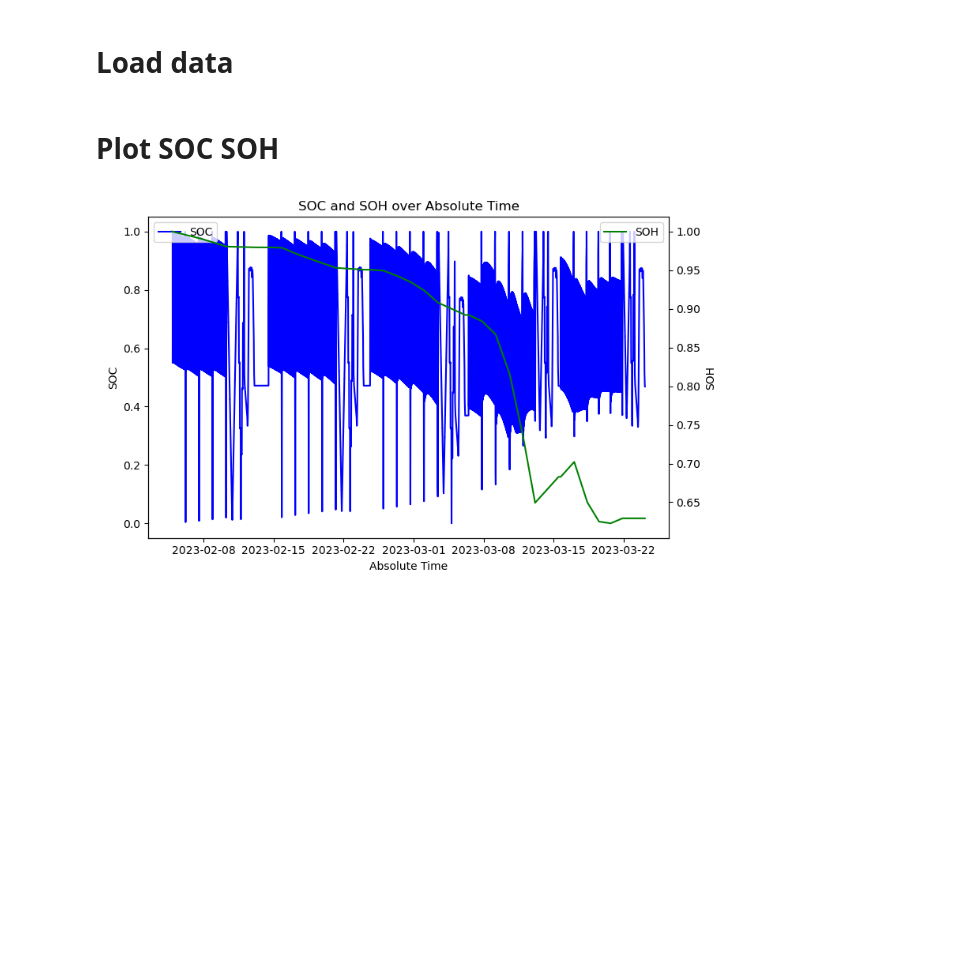
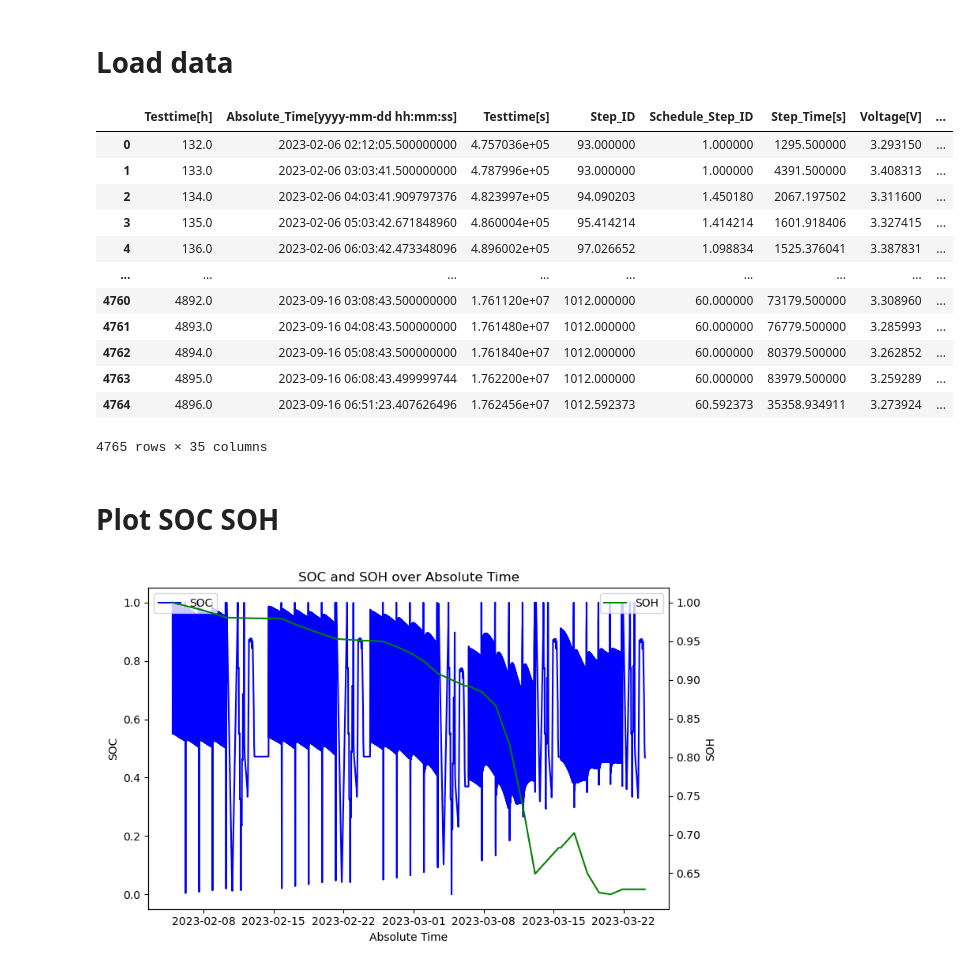
Before and after one commit to zzhuqshun/Thesis, a Jupyter notebook: 01_Datenaufbereitung/Data.ipynb, the cells around one changed output. Drawn from its saved outputs; the diff is of its cells as text; code cells hidden in the pictures; blank space fills up the shorter version.

```diff
--- a/01_Datenaufbereitung/Data.ipynb
+++ b/01_Datenaufbereitung/Data.ipynb
@@ -34,8 +34,23 @@ from tqdm import tqdm
 # %% [markdown]
 # Load data
 # %%
-df_file = pd.read_parquet(r"E:\00_Thesis\01_Datenaufbereitung\Output\Calculated\df_13.parquet")
+df_file = pd.read_parquet("../MGFarm_18650_Dataframes_ZHU/MGFarm_18650_Dataframes/MGFarm_18650_C01/df_SOH_scaled.parquet")
 df_file['Absolute_Time[yyyy-mm-dd hh:mm:ss]'] = pd.to_datetime(df_file['Absolute_Time[yyyy-mm-dd hh:mm:ss]'])
+df_file
+# %% [output]
+|  | Testtime[h] | Absolute_Time[yyyy-mm-dd hh:mm:ss] | Testtime[s] | Step_ID | Schedule_Step_ID | Step_Time[s] | Voltage[V] | ... |
+| 0 | 132.0 | 2023-02-06 02:12:05.500000000 | 4.757036e+05 | 93.000000 | 1.000000 | 1295.500000 | 3.293150 | ... |
+| 1 | 133.0 | 2023-02-06 03:03:41.500000000 | 4.787996e+05 | 93.000000 | 1.000000 | 4391.500000 | 3.408313 | ... |
+| 2 | 134.0 | 2023-02-06 04:03:41.909797376 | 4.823997e+05 | 94.090203 | 1.450180 | 2067.197502 | 3.311600 | ... |
+| 3 | 135.0 | 2023-02-06 05:03:42.671848960 | 4.860004e+05 | 95.414214 | 1.414214 | 1601.918406 | 3.327415 | ... |
+| 4 | 136.0 | 2023-02-06 06:03:42.473348096 | 4.896002e+05 | 97.026652 | 1.098834 | 1525.376041 | 3.387831 | ... |
+| ... | ... | ... | ... | ... | ... | ... | ... | ... |
+| 4760 | 4892.0 | 2023-09-16 03:08:43.500000000 | 1.761120e+07 | 1012.000000 | 60.000000 | 73179.500000 | 3.308960 | ... |
+| 4761 | 4893.0 | 2023-09-16 04:08:43.500000000 | 1.761480e+07 | 1012.000000 | 60.000000 | 76779.500000 | 3.285993 | ... |
+| 4762 | 4894.0 | 2023-09-16 05:08:43.500000000 | 1.761840e+07 | 1012.000000 | 60.000000 | 80379.500000 | 3.262852 | ... |
+| 4763 | 4895.0 | 2023-09-16 06:08:43.499999744 | 1.762200e+07 | 1012.000000 | 60.000000 | 83979.500000 | 3.259289 | ... |
+| 4764 | 4896.0 | 2023-09-16 06:51:23.407626496 | 1.762456e+07 | 1012.592373 | 60.592373 | 35358.934911 | 3.273924 | ... |
+4765 rows × 35 columns
 # %% [markdown]
 # Plot SOC SOH
 # %%
```
Also changed, not shown: parts of 1 cell of this notebook, 4 other files.
